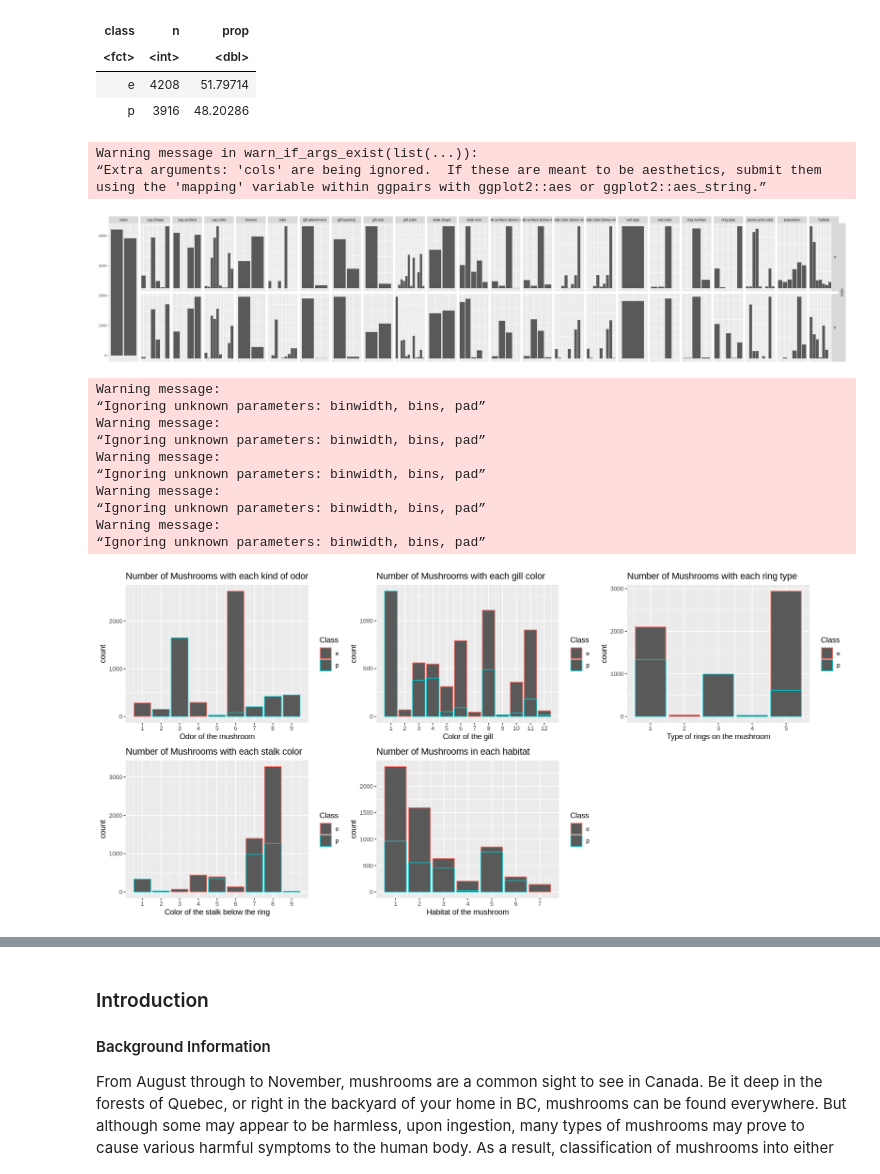
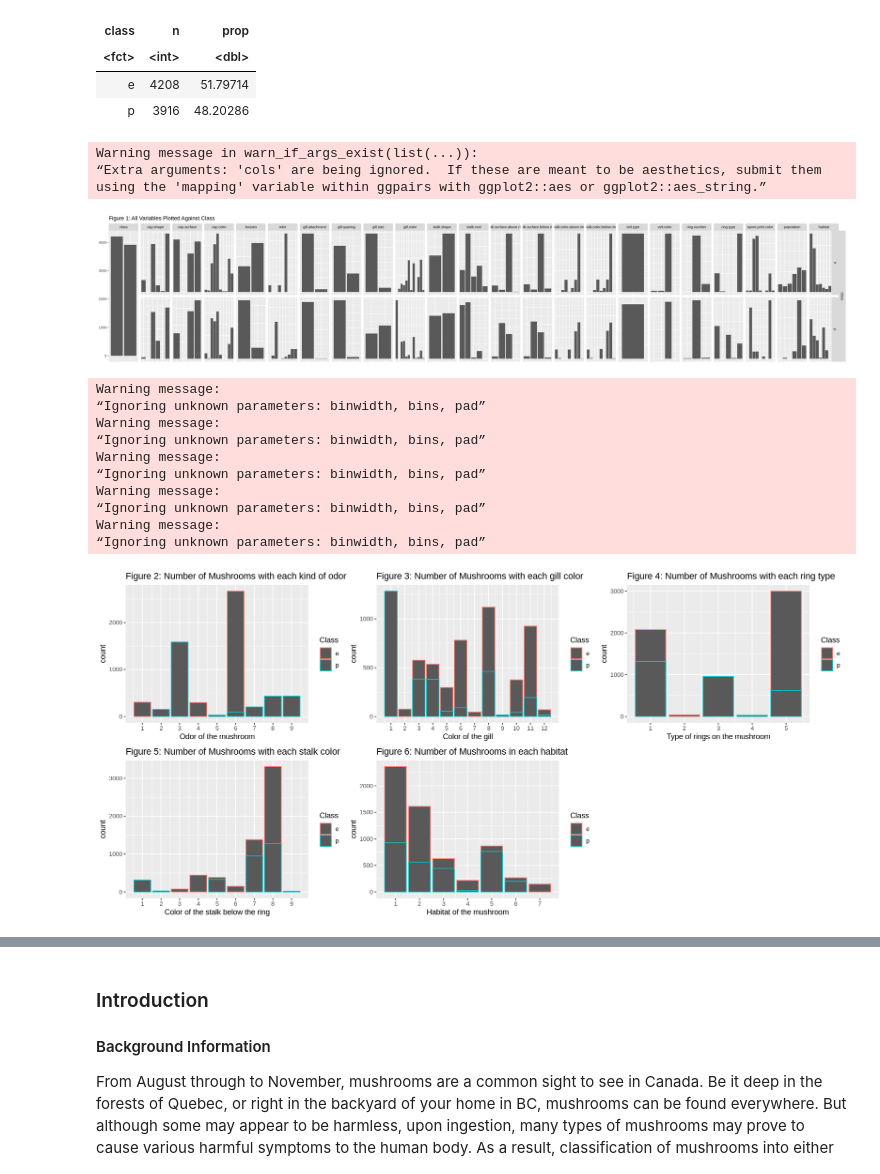
Before and after one commit to alexcw-5/DSCI-100-Group-Project, a Jupyter notebook: Report.ipynb, the cells around one changed output, grey strips where cells are left out. Saved outputs shown, nothing was run; the diff lists cells and outputs as text; code cells hidden in the pictures.

Commit message:
Added figure numbers to titles
Figure #s added to all plots in their titles.

```diff
--- a/Report.ipynb
+++ b/Report.ipynb
@@ -61,53 +61,54 @@ A tibble: 2 × 3
 # %%
 # to make the column names usable with ggplot and other commands, hyphens do not work
 colnames(data) <- make.names(colnames(data))
 filtered <- data %>% select(gill.color, ring.type, odor, stalk.color.below.ring, habitat, class)
 # to make the column names usable with knn-classification
 filtered$gill.color <- as.integer(as.factor(filtered$gill.color))
 filtered$ring.type <- as.integer(as.factor(filtered$ring.type))
 filtered$odor <- as.integer(as.factor(filtered$odor))
 filtered$stalk.color.below.ring <- as.integer(as.factor(filtered$stalk.color.below.ring))
 filtered$habitat <- as.integer(as.factor(filtered$habitat))
 # splitting the database into training and testing datasets
 split <- initial_split(filtered, prop = 0.75, Strata = class)
 train <- training(split)
 test <- testing(split)
 options(repr.plot.width = 25, repr.plot.height = 5)
 # to check for variables that have significant variability for poisonous and edible mushrooms
-plot <- ggpairs(data, cols=1:23)
+plot <- ggpairs(data, cols=1:23) +
+    ggtitle("Figure 1: All Variables Plotted Against Class")
 plot$plots = plot$plots[1:23]
 plot$yAxisLabels = plot$yAxisLabels[1]
 plot
 # %% [output]
 Warning message in warn_if_args_exist(list(...)):
 “Extra arguments: 'cols' are being ignored.  If these are meant to be aesthetics, submit them using the 'mapping' variable within ggpairs with ggplot2::aes or ggplot2::aes_string.”
-[figure, old version]
+[figure, new version]
 # %%
 #to check the chosen variables variability with different classes
 odor <- train %>% ggplot(aes(x=odor, color=class)) +
                     geom_histogram(stat="count") +
                     labs(x="Odor of the mushroom", color='Class') +
-                    ggtitle("Number of Mushrooms with each kind of odor") +
+                    ggtitle("Figure 2: Number of Mushrooms with each kind of odor") +
                     scale_x_continuous(breaks = seq(1, 9, by = 1))
 gill_color <- train %>% ggplot(aes(x=gill.color, color=class)) +
                         geom_histogram(stat="count") +
                         labs(x="Color of the gill", color='Class') +
-                        ggtitle("Number of Mushrooms with each gill color") +
+                        ggtitle("Figure 3: Number of Mushrooms with each gill color") +
                         scale_x_continuous(breaks = seq(1, 12, by = 1))
 ring_type <- train %>% ggplot(aes(x=ring.type, color=class)) +
                         geom_histogram(stat="count") +
                         labs(x="Type of rings on the mushroom", color='Class') +
-                        ggtitle("Number of Mushrooms with each ring type") +
+                        ggtitle("Figure 4: Number of Mushrooms with each ring type") +
                         scale_x_continuous(breaks = seq(1, 5, by = 1))
 stalk_color_below_ring <- train %>% ggplot(aes(x=stalk.color.below.ring, color=class)) +
                                     geom_histogram(stat="count") +
                                     labs(x="Color of the stalk below the ring", color='Class') +
-                                    ggtitle("Number of Mushrooms with each stalk color") +
+                                    ggtitle("Figure 5: Number of Mushrooms with each stalk color") +
                                     scale_x_continuous(breaks = seq(1, 9, by = 1))
 habitat <- train %>% ggplot(aes(x=habitat, color=class)) +
                         geom_histogram(stat="count") +
                         labs(x="Habitat of the mushroom", color='Class') +
-                        ggtitle("Number of Mushrooms in each habitat") +
+                        ggtitle("Figure 6: Number of Mushrooms in each habitat") +
                         scale_x_continuous(breaks = seq(1, 7, by = 1))
 options(repr.plot.width = 15, repr.plot.height = 7)
 plot_grid(odor, gill_color, ring_type, stalk_color_below_ring, habitat)
@@ -122,7 +123,7 @@ Warning message:
 “Ignoring unknown parameters: binwidth, bins, pad”
 Warning message:
 “Ignoring unknown parameters: binwidth, bins, pad”
-[figure, old version]
+[figure, new version]
 # %%
 # creating the workflow of the model
 ms_recipe <- recipe(class ~ gill.color + ring.type + odor + habitat + stalk.color.below.ring, data = train)
```
Also changed, not shown: parts of 3 cells of this notebook.
